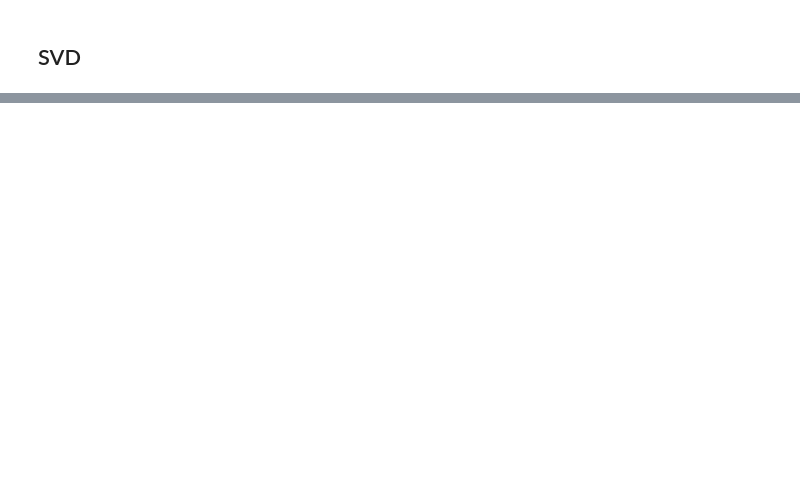
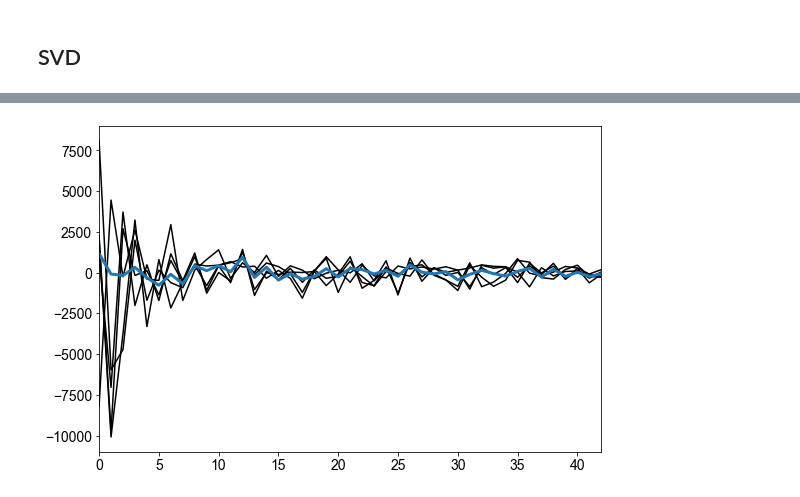
Before and after one commit to igred8/signal, a Jupyter notebook: signal/notebooks/1.0-SVD-classification-images-igad.ipynb, the cells around one changed output, grey strips where cells are left out. Saved outputs shown, nothing was run; the diff lists cells and outputs as text; code cells hidden in the pictures; blank space fills up the shorter version.

```diff
--- a/signal/notebooks/1.0-SVD-classification-images-igad.ipynb
+++ b/signal/notebooks/1.0-SVD-classification-images-igad.ipynb
@@ -134 +167,20 @@ ax.imshow(np.reshape(umat[:,1100],[NROWS, NCOLS]))
+# %%
+# number of SVD vectors in dimension reduced U-space
+N_UVEC = 1000
+umat_reduced = umat[:, :N_UVEC]
+
+key_projections = {}
+
+for key, fns in train_fns.items():
+    # cols are projections of fn onto u-vectors
+    uproj = np.zeros([ N_UVEC, len(fns)])
+
+    for i,fn in enumerate(fns):
+        imgvec = load_img_vector(image_filepath+fn, meanvec=train_meanvec)
+
+        uproj_fn = np.transpose(umat_reduced) @ imgvec
+
+        uproj[:,i] = uproj_fn
+
+    key_projections[key] = uproj
 # %%
@@ -137,0 +190,14 @@ umat.shape
+# %%
+keytemp = '01'
+fig,ax = plt.subplots(figsize=(9,6))
+nimg = key_projections[keytemp].shape[1]
+
+umean = key_projections[keytemp].mean(axis=1)
+ax.plot(umean, linewidth=3, zorder=1)
+for i in range(5):
+    ax.plot(key_projections[keytemp][:,i], color='k', linewidth=1.5, zorder=0)
+ax.set_xlim([0,42])
+# ax.set_ylim([-1000,1000])
+plt.show()
+# %% [output]
+[figure, added]
```
Also changed, not shown: parts of 15 cells of this notebook.
